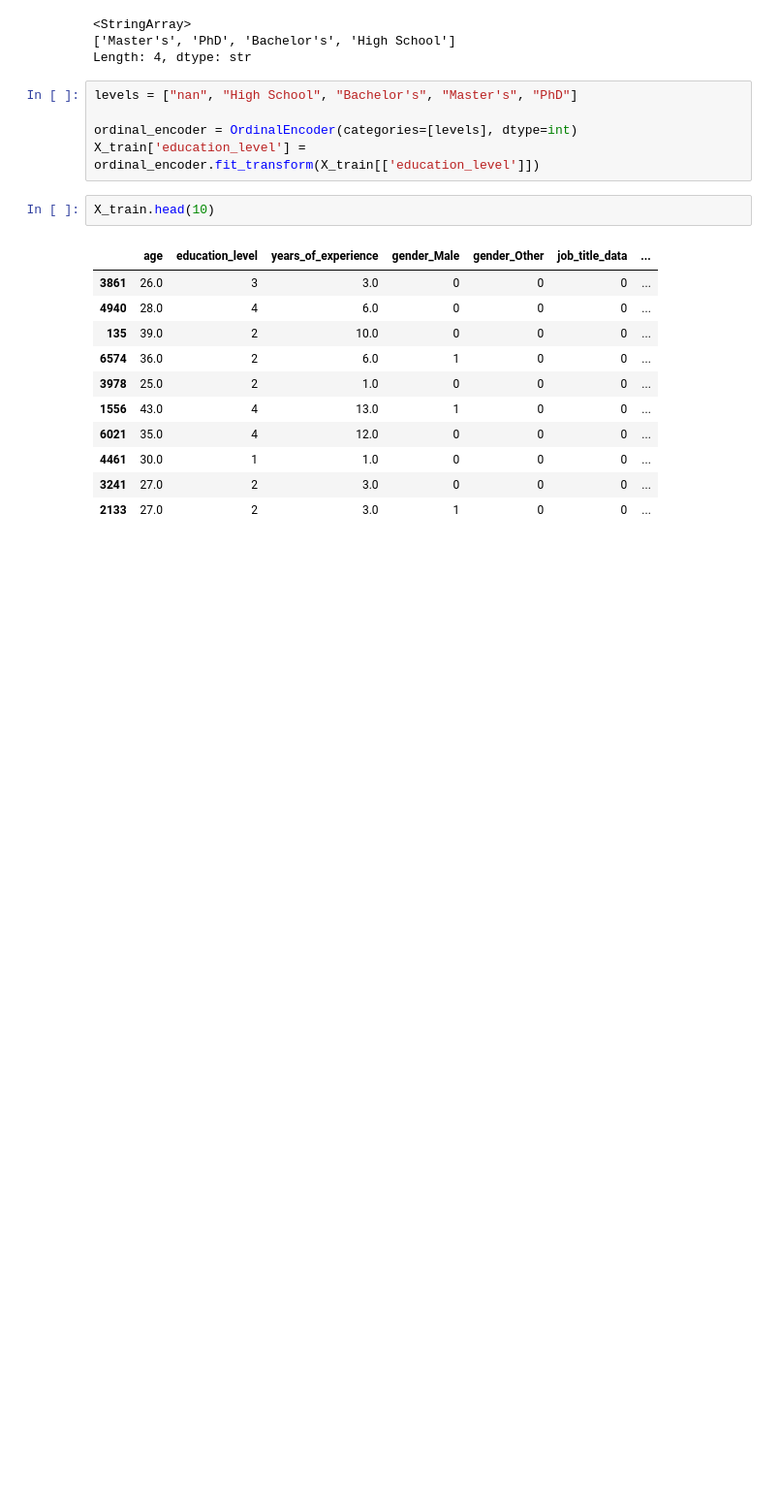
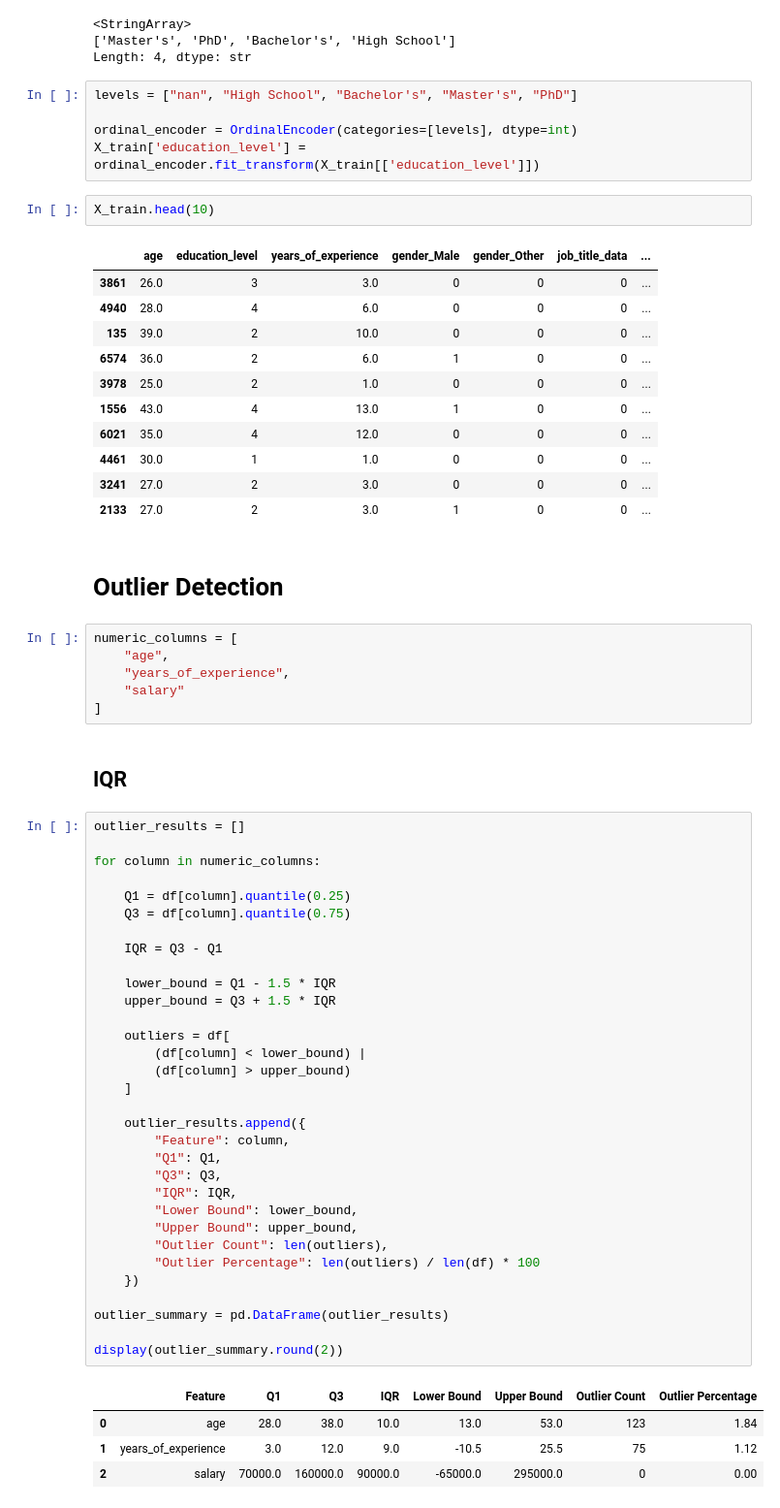
Before and after one commit to mustafagurbuz06/03.11.2026-class, a Jupyter notebook: main.ipynb, the cells around one changed output. Shown at 97% size. Cells and saved outputs as stored; diff of their text form; blank space fills up the shorter version.

Commit message:
Outlier Detection

```diff
--- a/main.ipynb
+++ b/main.ipynb
@@ -767,3 +767,50 @@ X_train.head(10)
 | 4461 | 30.0 | 1 | 1.0 | 0 | 0 | 0 | ... |
 | 3241 | 27.0 | 2 | 3.0 | 0 | 0 | 0 | ... |
 | 2133 | 27.0 | 2 | 3.0 | 1 | 0 | 0 | ... |
+# %% [markdown]
+# Outlier Detection
+# %%
+numeric_columns = [
+    "age",
+    "years_of_experience",
+    "salary"
+]
+# %% [markdown]
+## IQR
+# %%
+outlier_results = []
+
+for column in numeric_columns:
+
+    Q1 = df[column].quantile(0.25)
+    Q3 = df[column].quantile(0.75)
+
+    IQR = Q3 - Q1
+
+    lower_bound = Q1 - 1.5 * IQR
+    upper_bound = Q3 + 1.5 * IQR
+
+    outliers = df[
+        (df[column] < lower_bound) |
+        (df[column] > upper_bound)
+    ]
+
+    outlier_results.append({
+        "Feature": column,
+        "Q1": Q1,
+        "Q3": Q3,
+        "IQR": IQR,
+        "Lower Bound": lower_bound,
+        "Upper Bound": upper_bound,
+        "Outlier Count": len(outliers),
+        "Outlier Percentage": len(outliers) / len(df) * 100
+    })
+
+outlier_summary = pd.DataFrame(outlier_results)
+
+display(outlier_summary.round(2))
+# %% [output]
+|  | Feature | Q1 | Q3 | IQR | Lower Bound | Upper Bound | Outlier Count | Outlier Percentage |
+| 0 | age | 28.0 | 38.0 | 10.0 | 13.0 | 53.0 | 123 | 1.84 |
+| 1 | years_of_experience | 3.0 | 12.0 | 9.0 | -10.5 | 25.5 | 75 | 1.12 |
+| 2 | salary | 70000.0 | 160000.0 | 90000.0 | -65000.0 | 295000.0 | 0 | 0.00 |
```
Also changed, not shown: parts of 2 cells of this notebook.
